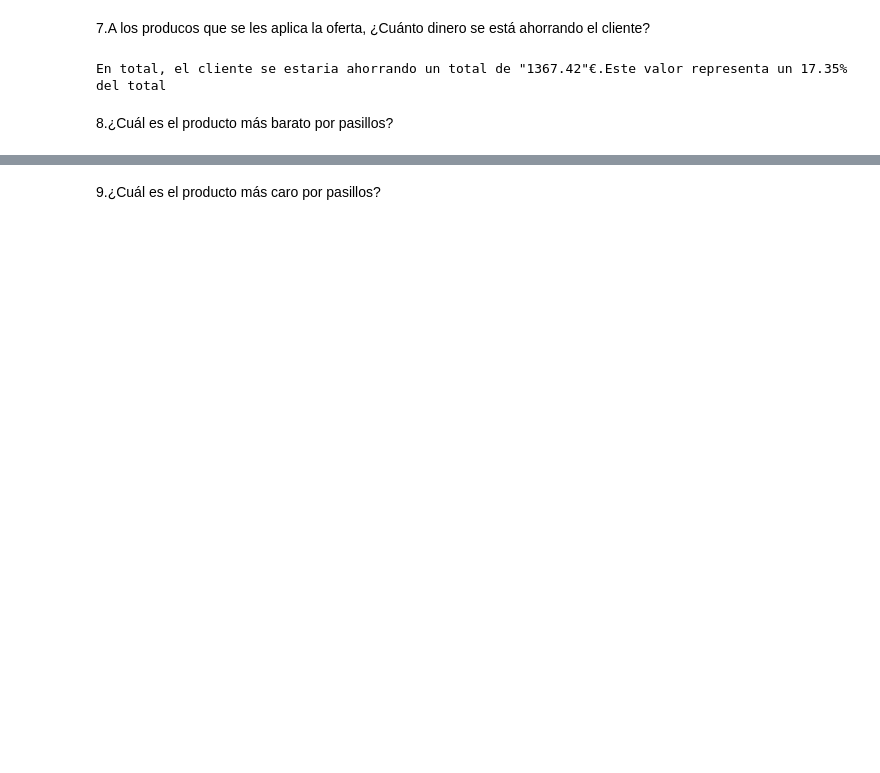
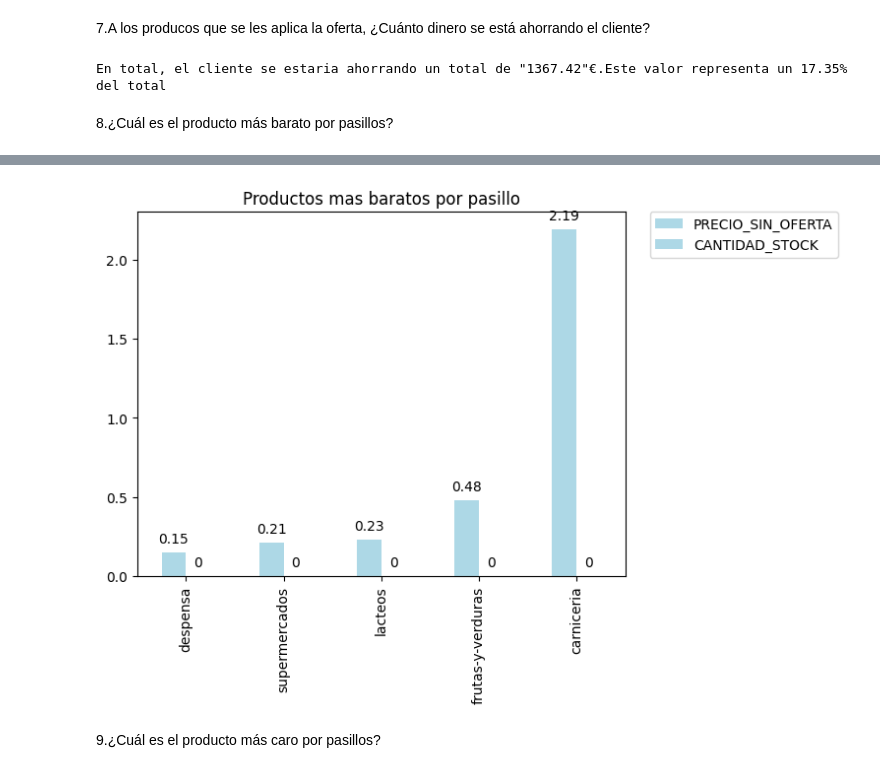
Before and after one commit to Bubu52/AMACOR_SUPERMARKET, a Jupyter notebook: Preguntas resueltas v.1.1.ipynb, the cells around one changed output, grey strips where cells are left out. Drawn from its saved outputs; the diff is of its cells as text; code cells hidden in the pictures; blank space fills up the shorter version.

```diff
--- a/Preguntas resueltas v.1.1.ipynb
+++ b/Preguntas resueltas v.1.1.ipynb
@@ -293,3 +308,16 @@ df.groupby('NUM_PASILLOS')[['NOMBRE_PRODUCTO','PRECIO_SIN_OFERTA','CANTIDAD_STOC
+# %%
+cross_table_precio_min_ZS=df.groupby('ZONA_SUPERMERCADO')[['NOMBRE_PRODUCTO', 'PRECIO_SIN_OFERTA', 'CANTIDAD_STOCK','ZONA_SUPERMERCADO']].min().round(2).sort_values(by='PRECIO_SIN_OFERTA')
+
+colores = ['lightblue']
+cross_table_precio_min_ZS=cross_table_precio_min_ZS.plot(kind='bar',color=colores,title='Productos mas baratos por pasillo',legend=False)
+cross_table_precio_min_ZS.legend(bbox_to_anchor=(1.05, 1), loc='upper left', borderaxespad=0., ncol=1)
+cross_table_precio_min_ZS.set_xlabel(None)
+for p in cross_table_precio_min_ZS.patches:
+    cross_table_precio_min_ZS.annotate(str(p.get_height()), (p.get_x() + p.get_width() / 2., p.get_height()), ha='center', va='center', xytext=(0, 10), textcoords='offset points')
+
+plt.show()
+# %% [output]
+[figure, added]
 # %% [markdown]
 9.¿Cuál es el producto más caro por pasillos?
 # %%
```
Also changed, not shown: parts of 17 cells of this notebook.
